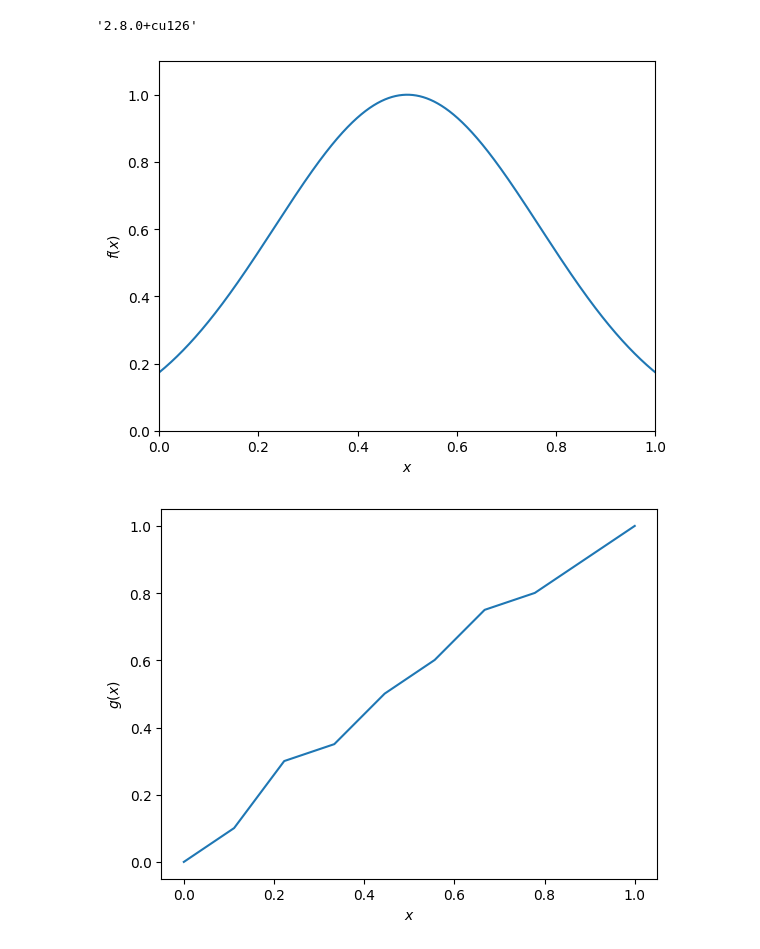
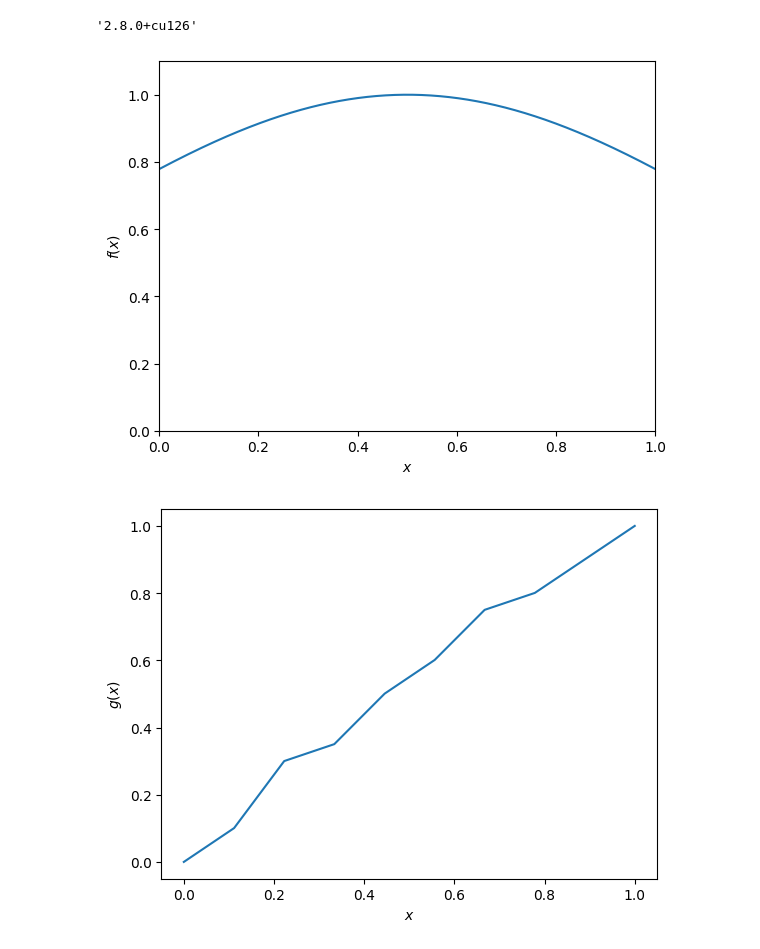
Before and after one commit to alracey/level4-project, a Jupyter notebook: piecewise_linear_pytorch.ipynb, the cells around one changed output. Cells and saved outputs as stored; diff of their text form; code cells hidden in the pictures.

```diff
--- a/piecewise_linear_pytorch.ipynb
+++ b/piecewise_linear_pytorch.ipynb
@@ -10,18 +10,18 @@ torch.__version__
 '2.8.0+cu126'
 # %%
 def f(x):
-  return torch.exp(-7*(x-0.5)**2)
+  return torch.exp(-(x-0.5)**2)
 
 xs = torch.linspace(0, 1, 10000)
 f_evals = f(xs)
 plt.plot(xs, f_evals)
 plt.xlabel('$x$')
 plt.ylabel('$f(x)$')
 plt.xlim(0, 1)
 plt.ylim(0, 1.1)
 plt.show()
 # %% [output]
-[figure, old version]
+[figure, new version]
 # %%
 def g(x, y_params):   #piecewise linear transform with K bins
 
```
Also changed, not shown: parts of 7 cells of this notebook.
